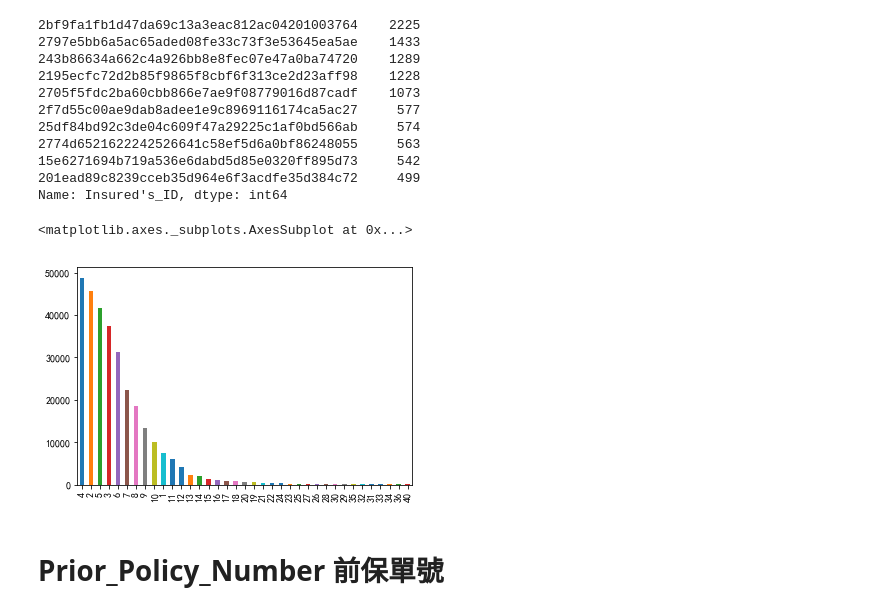
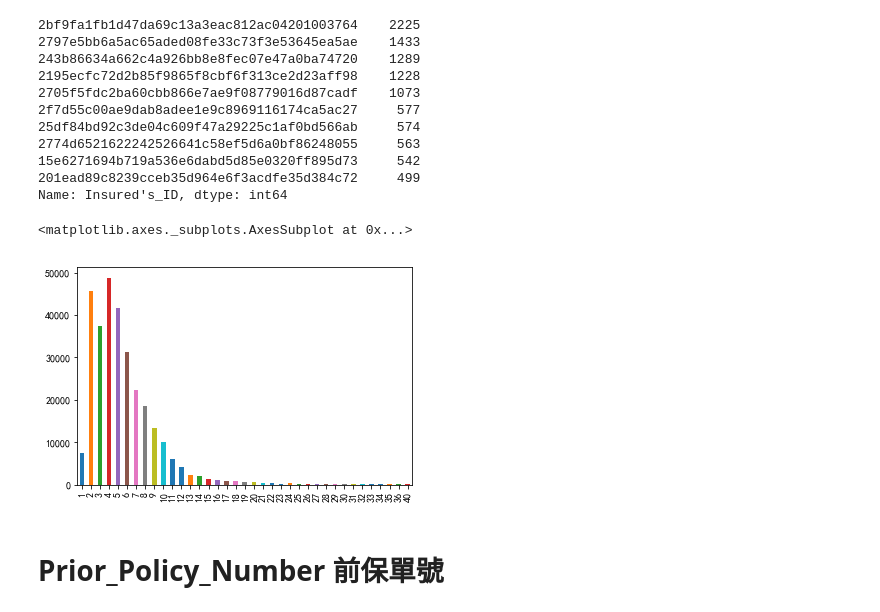
Before and after one commit to taipingeric/tbddd, a Jupyter notebook: EDA.ipynb, the cells around one changed output. Drawn from its saved outputs; the diff is of its cells as text; code cells hidden in the pictures.

```diff
--- a/EDA.ipynb
+++ b/EDA.ipynb
@@ -124,10 +124,10 @@ Name: Insured's_ID, dtype: float64
 201ead89c8239cceb35d964e6f3acdfe35d384c72     499
 Name: Insured's_ID, dtype: int64
 # %%
-insured_ID_count.value_counts()[insured_ID_count.value_counts() > 50].plot(kind='bar') # insured_ID_count 次數分佈
+insured_ID_count.value_counts()[insured_ID_count.value_counts() > 50].sort_index().plot(kind='bar') # insured_ID_count 次數分佈
 # %% [output]
 <matplotlib.axes._subplots.AxesSubplot at 0x...>
-[figure, old version]
+[figure, new version]
 # %% [markdown]
 # Prior_Policy_Number 前保單號
 # %%
```
Also changed, not shown: parts of 23 cells of this notebook.
